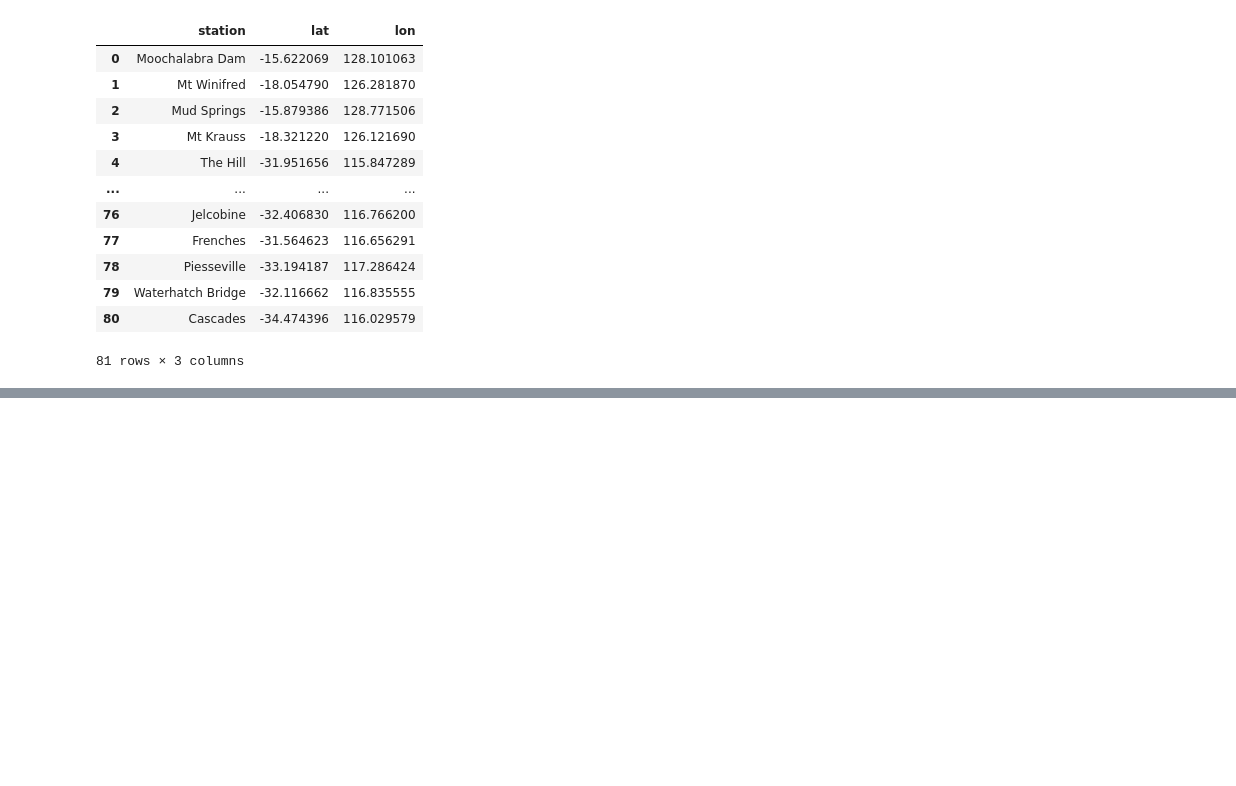
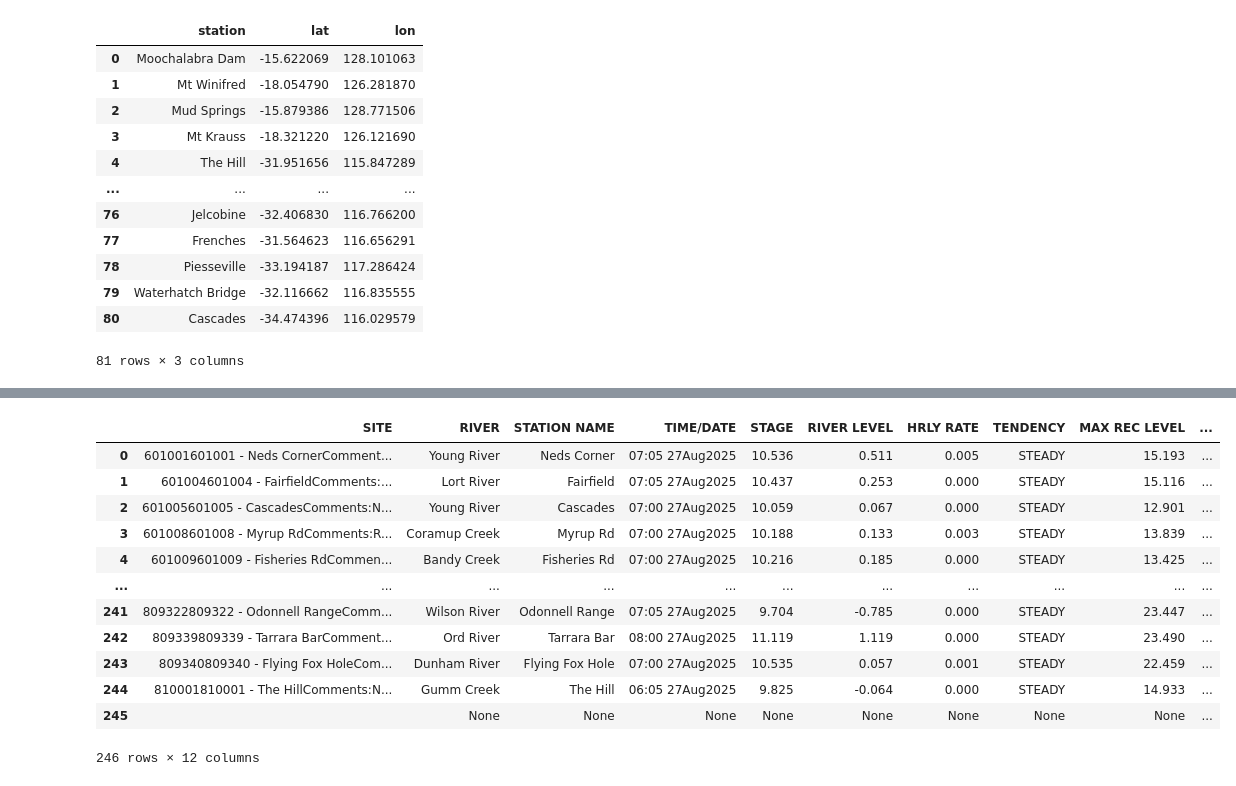
Before and after one commit to qinscode/responda, a Jupyter notebook: py_scripts/rain.ipynb, the cells around one changed output, grey strips where cells are left out. Saved outputs shown, nothing was run; the diff lists cells and outputs as text; code cells hidden in the pictures; blank space fills up the shorter version.

```diff
--- a/py_scripts/rain.ipynb
+++ b/py_scripts/rain.ipynb
@@ -177,3 +178,19 @@ wa_map
 # %% [output]
 Plotted 81 rainfall stations
 [interactive output not drawn]
+# %%
+river_data
+# %% [output]
+|  | SITE | RIVER | STATION NAME | TIME/DATE | STAGE | RIVER LEVEL | HRLY RATE | TENDENCY | MAX REC LEVEL | ... |
+| 0 | 601001601001 - Neds CornerComment... | Young River | Neds Corner | 07:05 27Aug2025 | 10.536 | 0.511 | 0.005 | STEADY | 15.193 | ... |
+| 1 | 601004601004 - FairfieldComments:... | Lort River | Fairfield | 07:05 27Aug2025 | 10.437 | 0.253 | 0.000 | STEADY | 15.116 | ... |
+| 2 | 601005601005 - CascadesComments:N... | Young River | Cascades | 07:00 27Aug2025 | 10.059 | 0.067 | 0.000 | STEADY | 12.901 | ... |
+| 3 | 601008601008 - Myrup RdComments:R... | Coramup Creek | Myrup Rd | 07:00 27Aug2025 | 10.188 | 0.133 | 0.003 | STEADY | 13.839 | ... |
+| 4 | 601009601009 - Fisheries RdCommen... | Bandy Creek | Fisheries Rd | 07:00 27Aug2025 | 10.216 | 0.185 | 0.000 | STEADY | 13.425 | ... |
+| ... | ... | ... | ... | ... | ... | ... | ... | ... | ... | ... |
+| 241 | 809322809322 - Odonnell RangeComm... | Wilson River | Odonnell Range | 07:05 27Aug2025 | 9.704 | -0.785 | 0.000 | STEADY | 23.447 | ... |
+| 242 | 809339809339 - Tarrara BarComment... | Ord River | Tarrara Bar | 08:00 27Aug2025 | 11.119 | 1.119 | 0.000 | STEADY | 23.490 | ... |
+| 243 | 809340809340 - Flying Fox HoleCom... | Dunham River | Flying Fox Hole | 07:00 27Aug2025 | 10.535 | 0.057 | 0.001 | STEADY | 22.459 | ... |
+| 244 | 810001810001 - The HillComments:N... | Gumm Creek | The Hill | 06:05 27Aug2025 | 9.825 | -0.064 | 0.000 | STEADY | 14.933 | ... |
+| 245 |  | None | None | None | None | None | None | None | None | ... |
+246 rows × 12 columns
```
Also changed, not shown: parts of 4 cells of this notebook.
